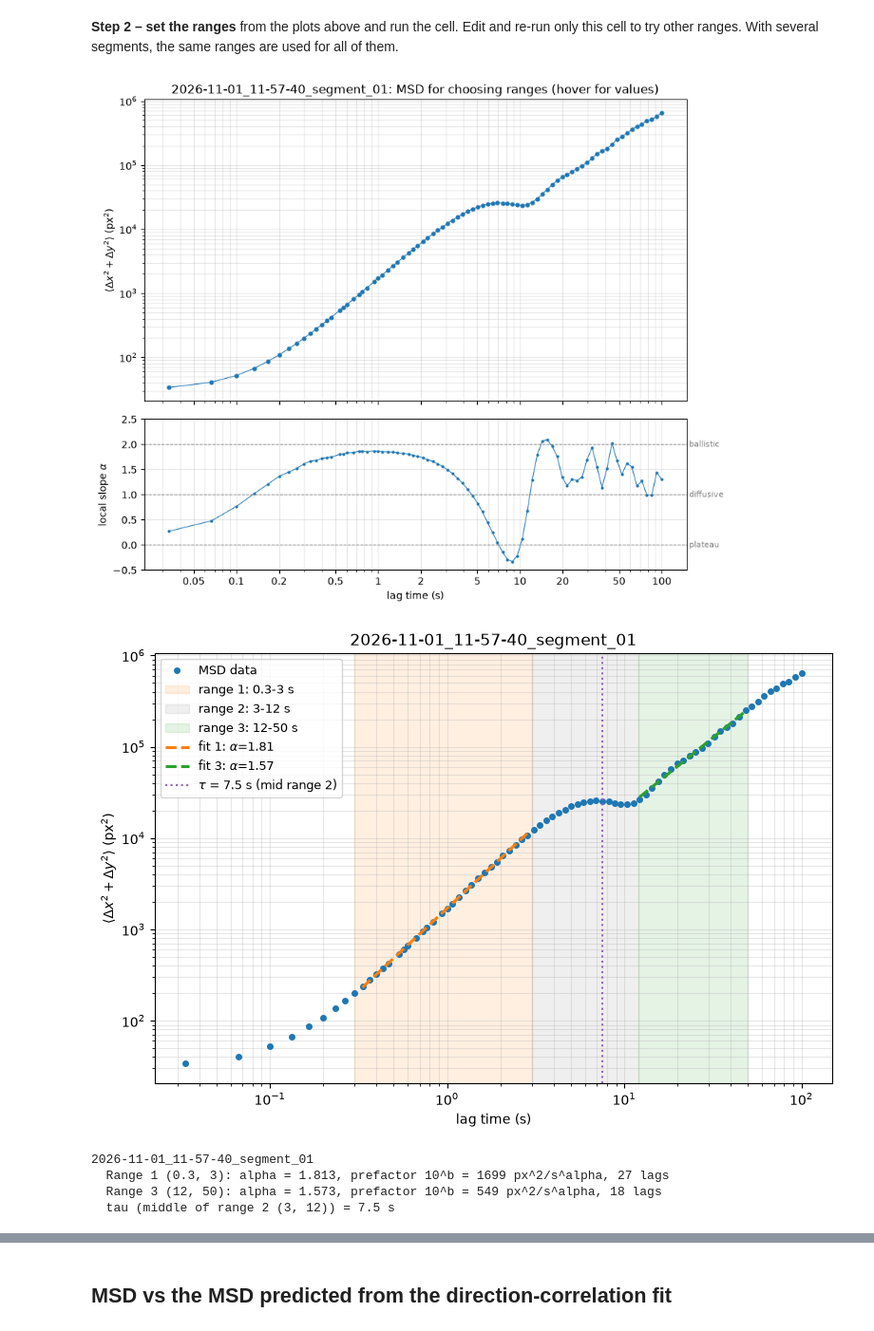
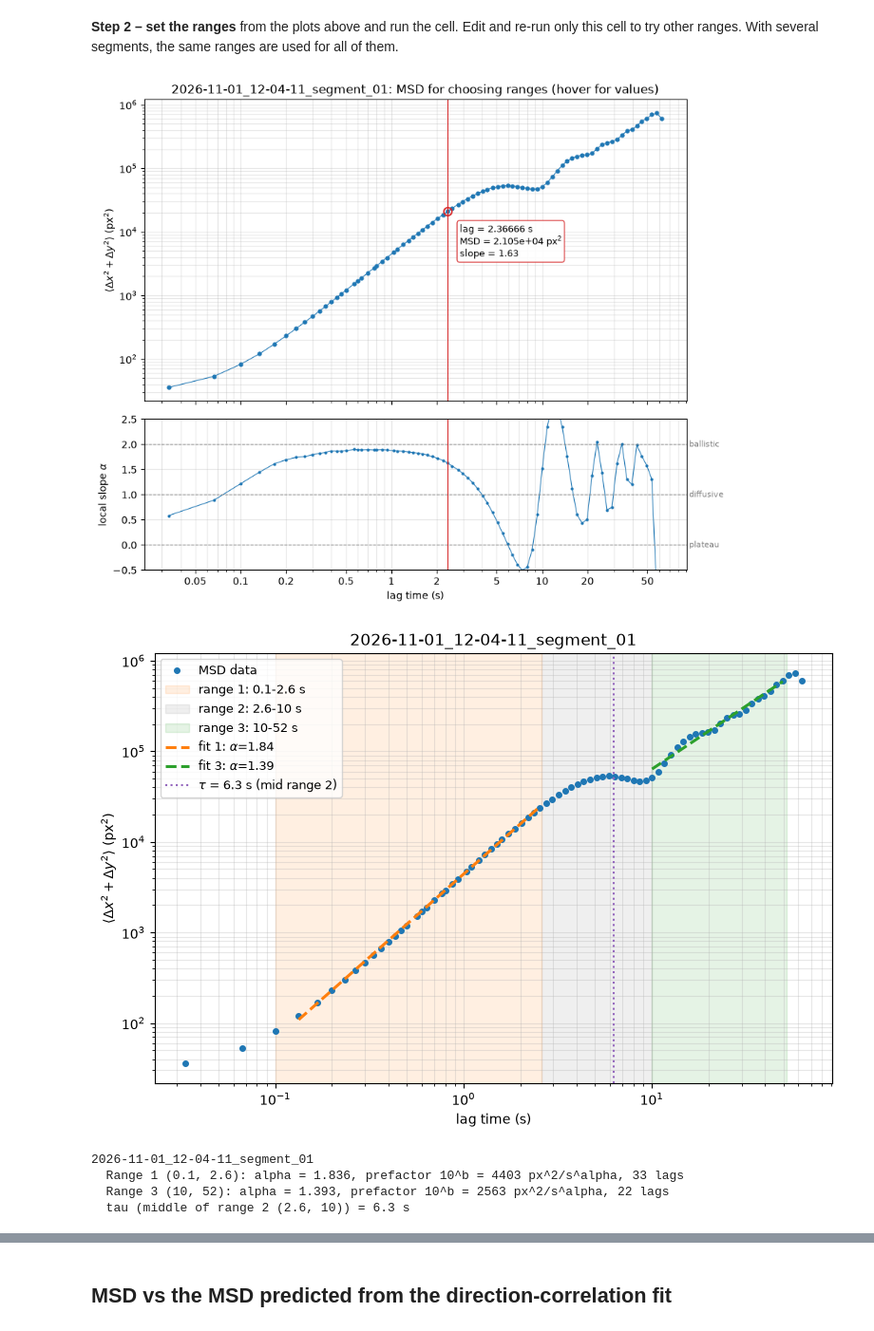
Before and after one commit to yaelyaari1-tau/active_matter, a Jupyter notebook: stage1_unified_v2.ipynb, the cells around one changed output, grey strips where cells are left out. Shown at 95% size. Cells and saved outputs as stored; diff of their text form; code cells hidden in the pictures.

```diff
--- a/stage1_unified_v2.ipynb
+++ b/stage1_unified_v2.ipynb
@@ -32,7 +32,7 @@ from matplotlib.ticker import FuncFormatter, LogLocator
 from scipy.optimize import curve_fit
 
 # ---------------- video and detector ----------------
-vid_filename = 'videos/2026-11-01_11-57-40.mp4'
+vid_filename = 'videos/2026-11-01_12-04-11.mp4'
 min_r, max_r = 40, 60
 COLOR = None                   # None (grayscale), 'green' or 'orange'
 HSV_RANGE = {'green': ([35, 100, 100], [85, 255, 255]),     # (lower, upper) HSV bounds
@@ -53,10 +53,13 @@ MSD_LABEL = {'x': r"$\langle\Delta x^2\rangle$", 'y': r"$\langle\Delta y^2\rangl
              'xy': r"$\langle\Delta x^2+\Delta y^2\rangle$"}[MSD_COMPONENT] + r" (px$^2$)"
 
 # ---------------- direction correlation ----------------
-# Fit window for <n(t')n(t'+t)>. Lag 0 is 1 by construction and the first 1-2 frame lags are
-# dominated by tracking jitter (anticorrelation), so they are left out. Beyond ~20-30 s the curve
-# keeps oscillating without damping and a single damped cosine no longer describes it.
-CORR_FIT_RANGE = (0.1, 20.0)   # s
+# n is the direction of the displacement over DIRECTION_STEP frames. Single-frame steps are mostly
+# localisation noise (half-pixel centres, ~4 px jitter vs ~2 px of real motion per frame).
+DIRECTION_STEP = 10            # frames (~0.33 s at 30 fps)
+# Fit window for <n(t')n(t'+t)>. Lags shorter than DIRECTION_STEP compare overlapping displacements
+# (artificially correlated), so the window must start after it. Beyond ~20-30 s the curve keeps
+# oscillating without damping and a single damped cosine no longer describes it.
+CORR_FIT_RANGE = (0.4, 20.0)   # s
 
 PLOT_DIR = Path('stage1_plots')
 PLOT_DIR.mkdir(exist_ok=True)
@@ -424,19 +427,19 @@ for name, (t_seg, xy_seg) in segments.items():
 other ranges. With several segments, the same ranges are used for all of them.
 # %%
 %matplotlib inline
-RANGE_1 = (0.3, 3)   # s  -> linear fit in log-log
-RANGE_2 = (3, 12)    # s  -> tau = middle of this range
-RANGE_3 = (12, 50)   # s  -> linear fit in log-log
+RANGE_1 = (0.1, 2.6)   # s  -> linear fit in log-log
+RANGE_2 = (2.6, 10)    # s  -> tau = middle of this range
+RANGE_3 = (10, 52)   # s  -> linear fit in log-log
 
 msd_results = {name: msd_range_fit(lag, msd, name, (RANGE_1, RANGE_2, RANGE_3))
                for name, (lag, msd) in msd_data.items()}
 # %% [output]
-[figure, old version]
+[figure, new version]
-[figure, old version]
+[figure, new version]
-2026-11-01_11-57-40_segment_01
-  Range 1 (0.3, 3): alpha = 1.813, prefactor 10^b = 1699 px^2/s^alpha, 27 lags
-  Range 3 (12, 50): alpha = 1.573, prefactor 10^b = 549 px^2/s^alpha, 18 lags
-  tau (middle of range 2 (3, 12)) = 7.5 s
+2026-11-01_12-04-11_segment_01
+  Range 1 (0.1, 2.6): alpha = 1.836, prefactor 10^b = 4403 px^2/s^alpha, 33 lags
+  Range 3 (10, 52): alpha = 1.393, prefactor 10^b = 2563 px^2/s^alpha, 22 lags
+  tau (middle of range 2 (2.6, 10)) = 6.3 s
 # %% [markdown]
 ## Velocity-direction correlation ⟨n(t′)·n(t′+t)⟩ and fit
 
```
Also changed, not shown: parts of 8 cells of this notebook.
